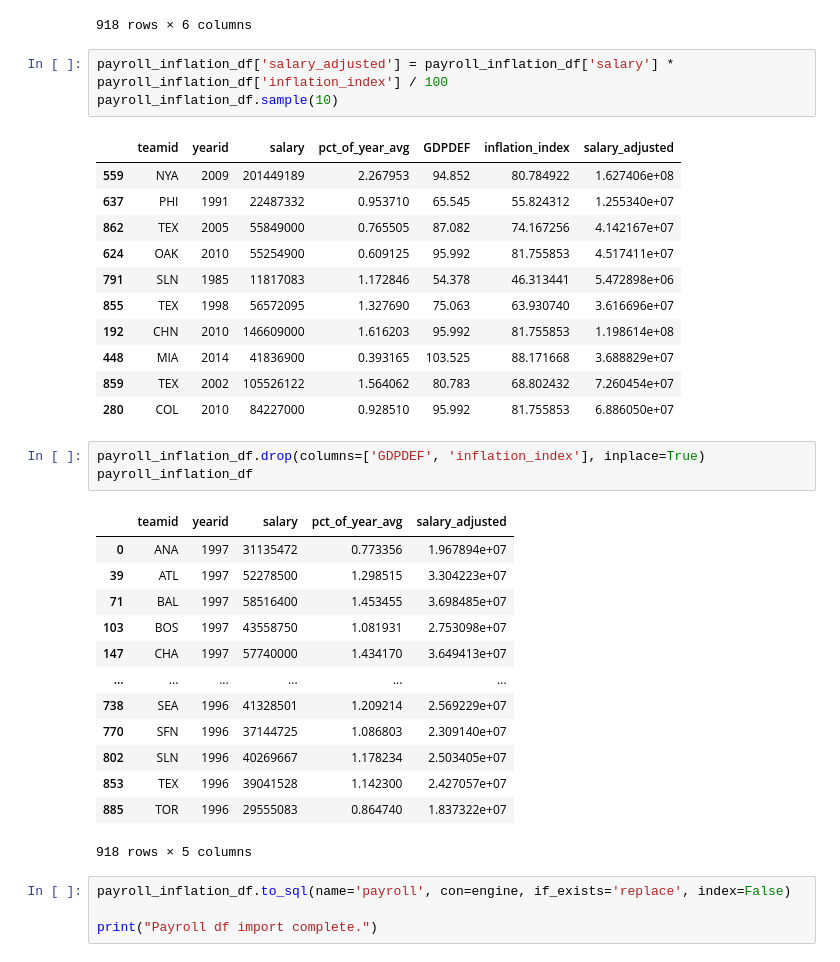
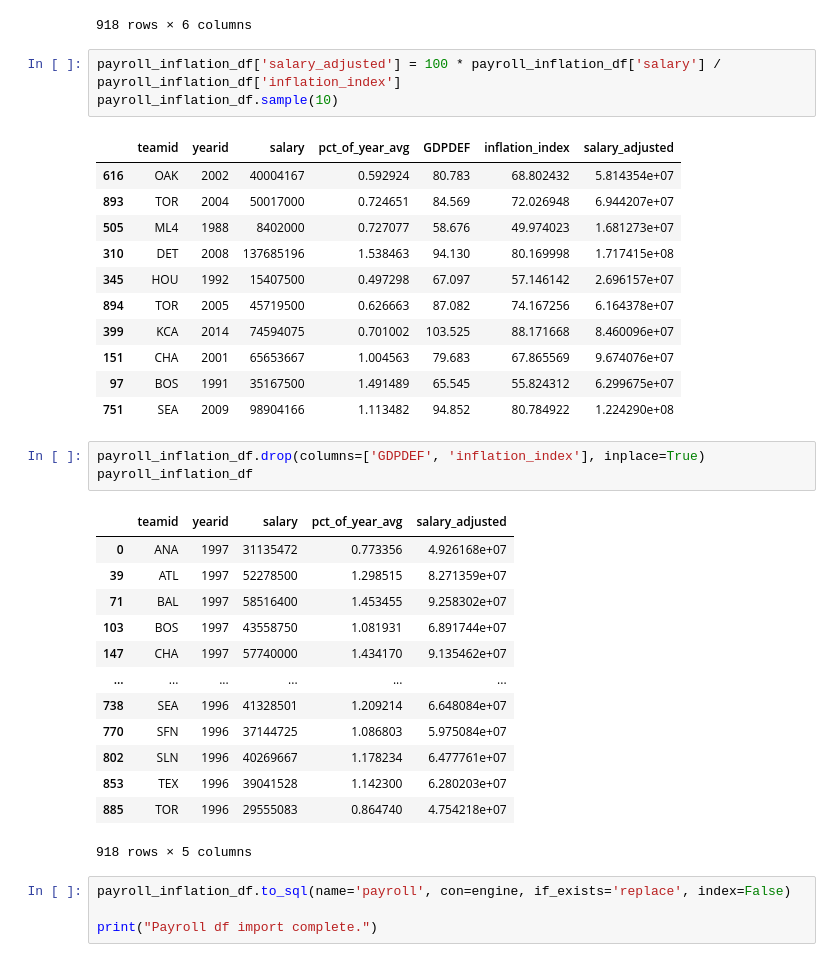
Before and after one commit to eric-spoerner/just_baseball_things, a Jupyter notebook: exploratory_analysis.ipynb, the cells around one changed output. Drawn from its saved outputs; the diff is of its cells as text.

Commit message:
Fixed calc issue with inflation adjustment.

```diff
--- a/exploratory_analysis.ipynb
+++ b/exploratory_analysis.ipynb
@@ -567,36 +567,36 @@ payroll_inflation_df
 | 885 | TOR | 1996 | 29555083 | 0.864740 | 72.991 | 62.166029 |
 918 rows × 6 columns
 # %%
-payroll_inflation_df['salary_adjusted'] = payroll_inflation_df['salary'] * payroll_inflation_df['inflation_index'] / 100
+payroll_inflation_df['salary_adjusted'] = 100 * payroll_inflation_df['salary'] / payroll_inflation_df['inflation_index']
 payroll_inflation_df.sample(10)
 # %% [output]
 |  | teamid | yearid | salary | pct_of_year_avg | GDPDEF | inflation_index | salary_adjusted |
-| 559 | NYA | 2009 | 201449189 | 2.267953 | 94.852 | 80.784922 | 1.627406e+08 |
-| 637 | PHI | 1991 | 22487332 | 0.953710 | 65.545 | 55.824312 | 1.255340e+07 |
-| 862 | TEX | 2005 | 55849000 | 0.765505 | 87.082 | 74.167256 | 4.142167e+07 |
-| 624 | OAK | 2010 | 55254900 | 0.609125 | 95.992 | 81.755853 | 4.517411e+07 |
-| 791 | SLN | 1985 | 11817083 | 1.172846 | 54.378 | 46.313441 | 5.472898e+06 |
-| 855 | TEX | 1998 | 56572095 | 1.327690 | 75.063 | 63.930740 | 3.616696e+07 |
-| 192 | CHN | 2010 | 146609000 | 1.616203 | 95.992 | 81.755853 | 1.198614e+08 |
-| 448 | MIA | 2014 | 41836900 | 0.393165 | 103.525 | 88.171668 | 3.688829e+07 |
-| 859 | TEX | 2002 | 105526122 | 1.564062 | 80.783 | 68.802432 | 7.260454e+07 |
-| 280 | COL | 2010 | 84227000 | 0.928510 | 95.992 | 81.755853 | 6.886050e+07 |
+| 616 | OAK | 2002 | 40004167 | 0.592924 | 80.783 | 68.802432 | 5.814354e+07 |
+| 893 | TOR | 2004 | 50017000 | 0.724651 | 84.569 | 72.026948 | 6.944207e+07 |
+| 505 | ML4 | 1988 | 8402000 | 0.727077 | 58.676 | 49.974023 | 1.681273e+07 |
+| 310 | DET | 2008 | 137685196 | 1.538463 | 94.130 | 80.169998 | 1.717415e+08 |
+| 345 | HOU | 1992 | 15407500 | 0.497298 | 67.097 | 57.146142 | 2.696157e+07 |
+| 894 | TOR | 2005 | 45719500 | 0.626663 | 87.082 | 74.167256 | 6.164378e+07 |
+| 399 | KCA | 2014 | 74594075 | 0.701002 | 103.525 | 88.171668 | 8.460096e+07 |
+| 151 | CHA | 2001 | 65653667 | 1.004563 | 79.683 | 67.865569 | 9.674076e+07 |
+| 97 | BOS | 1991 | 35167500 | 1.491489 | 65.545 | 55.824312 | 6.299675e+07 |
+| 751 | SEA | 2009 | 98904166 | 1.113482 | 94.852 | 80.784922 | 1.224290e+08 |
 # %%
 payroll_inflation_df.drop(columns=['GDPDEF', 'inflation_index'], inplace=True)
 payroll_inflation_df
 # %% [output]
 |  | teamid | yearid | salary | pct_of_year_avg | salary_adjusted |
-| 0 | ANA | 1997 | 31135472 | 0.773356 | 1.967894e+07 |
-| 39 | ATL | 1997 | 52278500 | 1.298515 | 3.304223e+07 |
-| 71 | BAL | 1997 | 58516400 | 1.453455 | 3.698485e+07 |
-| 103 | BOS | 1997 | 43558750 | 1.081931 | 2.753098e+07 |
-| 147 | CHA | 1997 | 57740000 | 1.434170 | 3.649413e+07 |
+| 0 | ANA | 1997 | 31135472 | 0.773356 | 4.926168e+07 |
+| 39 | ATL | 1997 | 52278500 | 1.298515 | 8.271359e+07 |
+| 71 | BAL | 1997 | 58516400 | 1.453455 | 9.258302e+07 |
+| 103 | BOS | 1997 | 43558750 | 1.081931 | 6.891744e+07 |
+| 147 | CHA | 1997 | 57740000 | 1.434170 | 9.135462e+07 |
 | ... | ... | ... | ... | ... | ... |
-| 738 | SEA | 1996 | 41328501 | 1.209214 | 2.569229e+07 |
-| 770 | SFN | 1996 | 37144725 | 1.086803 | 2.309140e+07 |
-| 802 | SLN | 1996 | 40269667 | 1.178234 | 2.503405e+07 |
-| 853 | TEX | 1996 | 39041528 | 1.142300 | 2.427057e+07 |
-| 885 | TOR | 1996 | 29555083 | 0.864740 | 1.837322e+07 |
+| 738 | SEA | 1996 | 41328501 | 1.209214 | 6.648084e+07 |
+| 770 | SFN | 1996 | 37144725 | 1.086803 | 5.975084e+07 |
+| 802 | SLN | 1996 | 40269667 | 1.178234 | 6.477761e+07 |
+| 853 | TEX | 1996 | 39041528 | 1.142300 | 6.280203e+07 |
+| 885 | TOR | 1996 | 29555083 | 0.864740 | 4.754218e+07 |
 918 rows × 5 columns
 # %%
 payroll_inflation_df.to_sql(name='payroll', con=engine, if_exists='replace', index=False)
```
Also changed, not shown: parts of 3 cells of this notebook.
